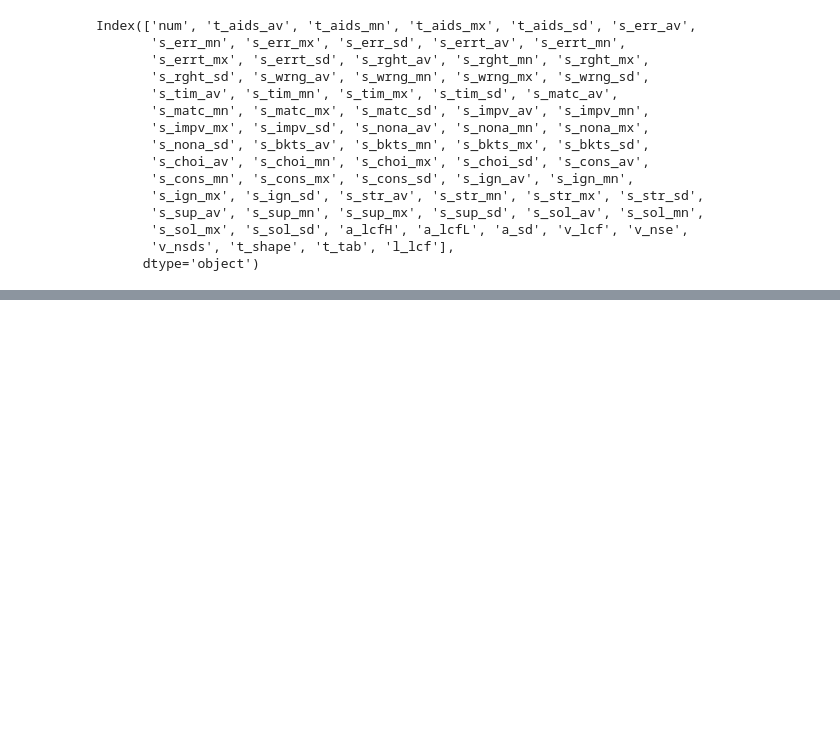
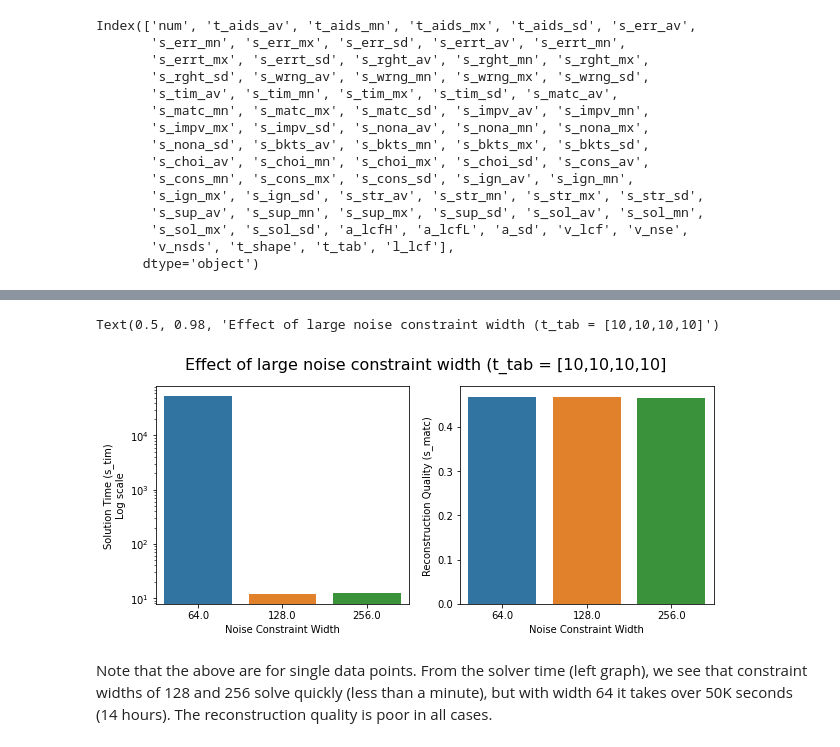
Before and after one commit to iaBIH/attacker, a Jupyter notebook: linearReconstruction/basic.ipynb, the cells around one changed output, grey strips where cells are left out. Cells and saved outputs as stored; diff of their text form; code cells hidden in the pictures; blank space fills up the shorter version.

Commit message:
Add very large constraint window graph

```diff
--- a/linearReconstruction/basic.ipynb
+++ b/linearReconstruction/basic.ipynb
@@ -370,0 +381,15 @@ Index(['num', 't_aids_av', 't_aids_mn', 't_aids_mx', 't_aids_sd', 's_err_av',
+# %%
+dfBigWindow = dfAll.query('v_nsds > 4')
+fig, axes = plt.subplots(1,2,figsize=(10,4))
+ax1 = sns.barplot(x='v_nsds',y='s_tim',data=dfBigWindow,ax=axes[0])
+ax2 = sns.barplot(x='v_nsds',y='s_matc',data=dfBigWindow,ax=axes[1])
+#ax3 = sns.boxplot(x='v_nsds',y='s_rght_av',data=dfBoth,order=["complete", "random"],ax=axes[2])
+ax1.set(xlabel = 'Noise Constraint Width', ylabel='Solution Time (s_tim)\nLog scale',yscale='log')
+ax2.set(xlabel = 'Noise Constraint Width', ylabel='Reconstruction Quality (s_matc)')
+#ax3.set(xlabel = 'Table Type (t_tab)', ylabel='Attackable and Correct (s_rght)')
+fig.suptitle('Effect of large noise constraint width (t_tab = [10,10,10,10])', fontsize = 16)
+# %% [output]
+Text(0.5, 0.98, 'Effect of large noise constraint width (t_tab = [10,10,10,10]')
+[figure, added]
+# %% [markdown]
+Note that the above are for single data points. From the solver time (left graph), we see that constraint widths of 128 and 256 solve quickly (less than a minute), but with width 64 it takes over 50K seconds (14 hours). The reconstruction quality is poor in all cases.
```
Also changed, not shown: parts of 13 cells of this notebook.
